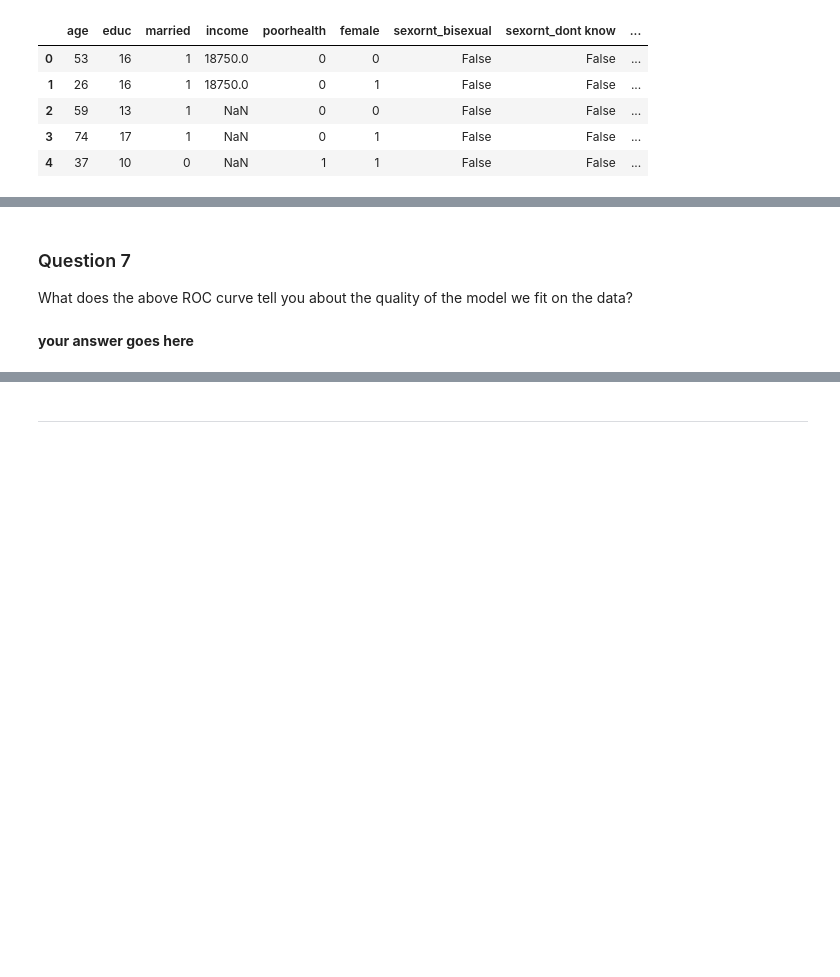
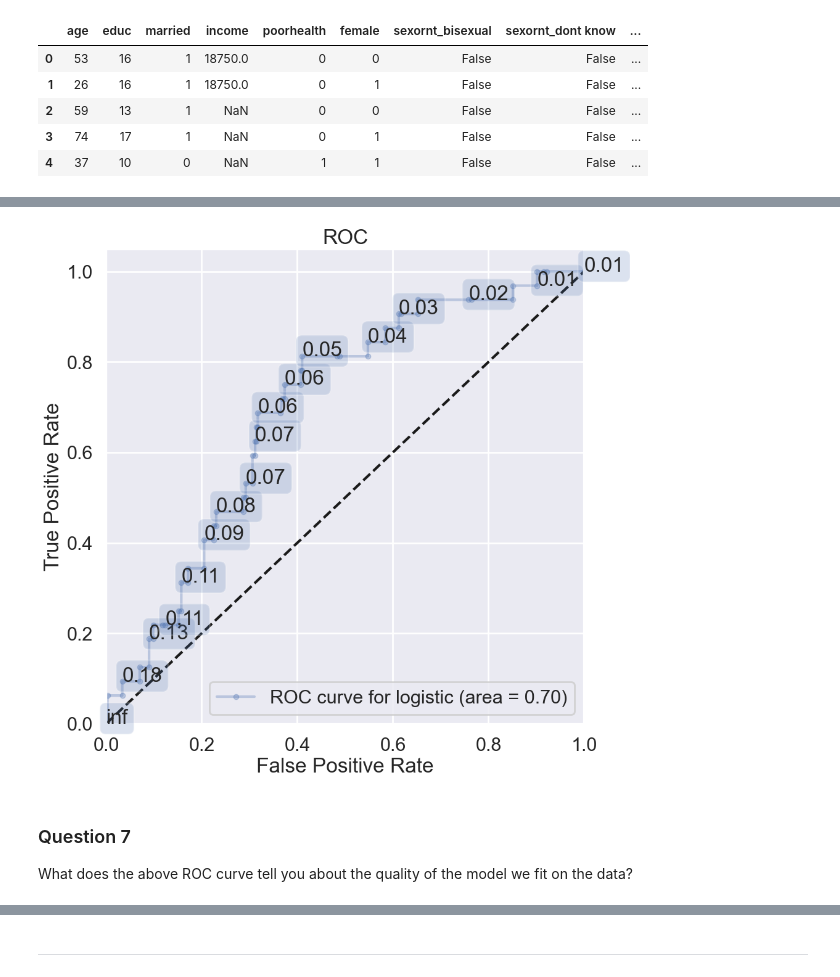
Before and after one commit to noah18c/Data_analysis, a Jupyter notebook: clinic_3/clinic3_starter_2024.ipynb, the cells around one changed output, grey strips where cells are left out. Cells and saved outputs as stored; diff of their text form; code cells hidden in the pictures; blank space fills up the shorter version.

```diff
--- a/clinic_3/clinic3_starter_2024.ipynb
+++ b/clinic_3/clinic3_starter_2024.ipynb
@@ -543,0 +559,18 @@ Sum of NaN values in column race_white: 0
+# %%
+###here, do a proper train/test split and a model training
+
+itrain, itest = train_test_split(range(gssnew_clean.shape[0]), test_size=0.25)
+
+gsstemp = gssnew_clean.drop(['poorhealth'], axis=1)
+
+X_train = gsstemp.iloc[itrain, :]
+X_test = gsstemp.iloc[itest, :]
+y_train = gssnew_clean['poorhealth'].iloc[itrain]
+y_test = gssnew_clean['poorhealth'].iloc[itest]
+
+print('Original shape gssnew_clean:',gssnew_clean.shape)
+print('Shape of X_train:',X_train.shape)
+print('Shape of X_test:',X_test.shape)
+
+logit2 = LogisticRegression(C=1000000)
+logit2.fit(X_train, y_train);
@@ -544,7 +621,16 @@ Sum of NaN values in column race_white: 0
+# %%
+#####################
+# your code here: create an ROC curve
+#####################
+
+sns.set_context("poster")
+fig, ax = plt.subplots(figsize = (10,10))
+ax=make_roc("logistic",logit2, y_test, X_test, labe=4, skip=0)
+plt.show()
+# %% [output]
+[figure, added]
 # %% [markdown]
 ### Question 7 <a name="q7"></a>
 
 
 What does the above ROC curve tell you about the quality of the model we fit on the data?
-# %% [markdown]
-**your answer goes here**
```
Also changed, not shown: parts of 15 cells of this notebook, 1 other file.
